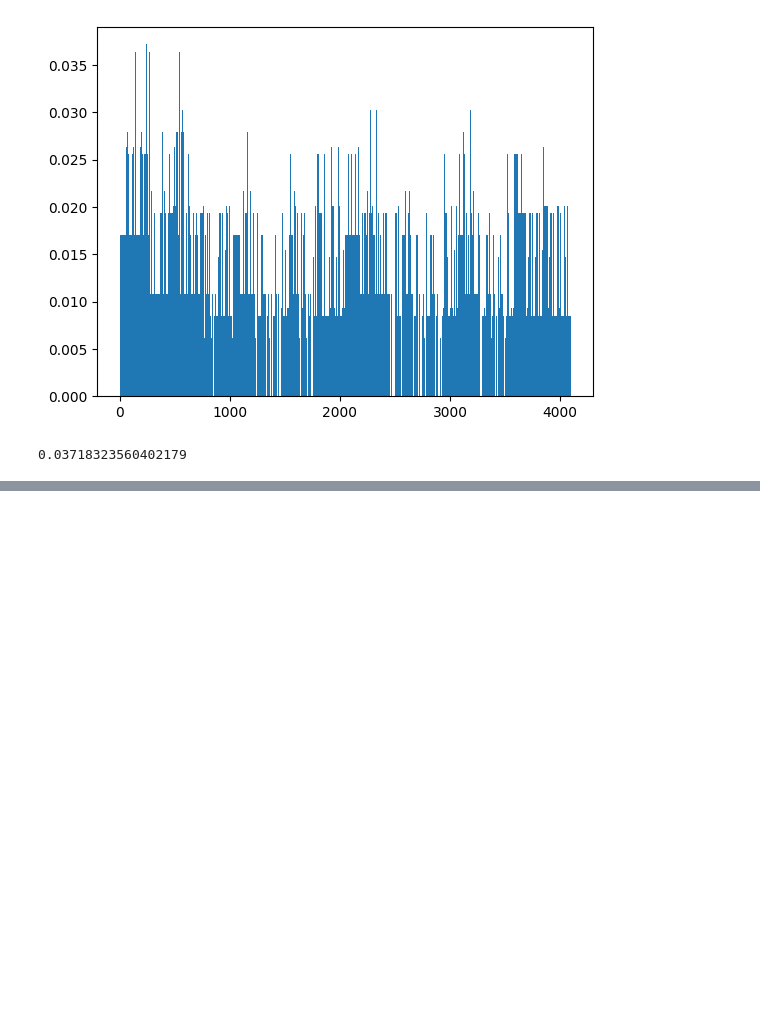
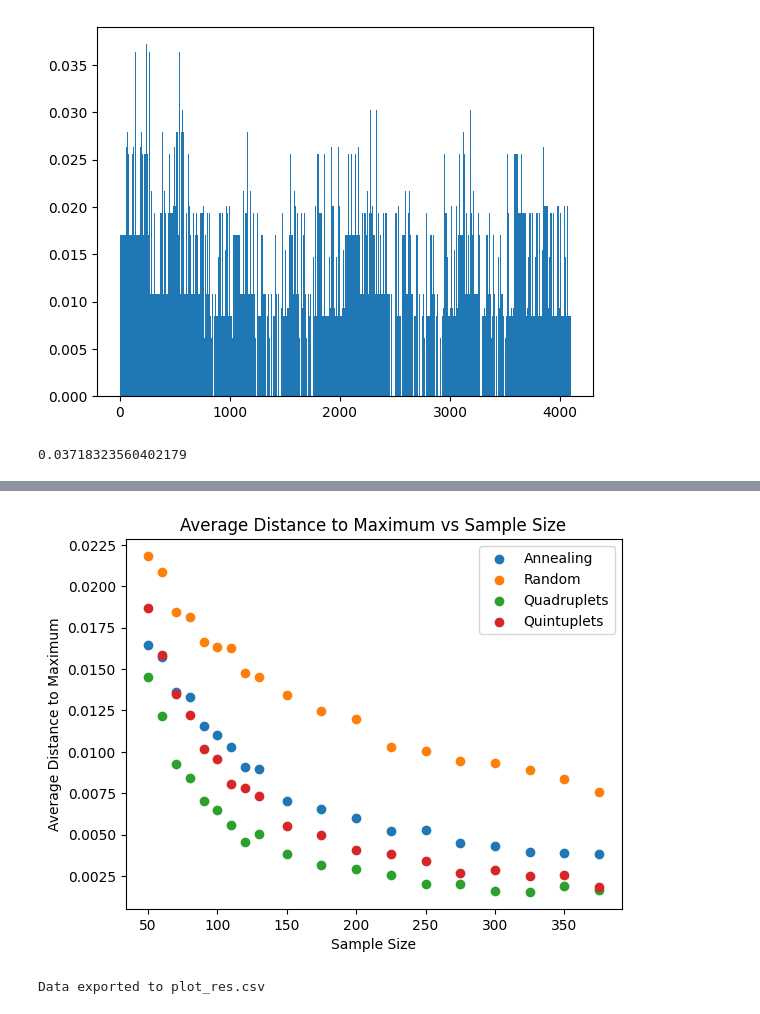
Before and after one commit to baptistechev/RL_CS, a Jupyter notebook: Test on MCCL/simulation_paper.ipynb, the cells around one changed output, grey strips where cells are left out. Cells and saved outputs as stored; diff of their text form; code cells hidden in the pictures; blank space fills up the shorter version.

```diff
--- a/Test on MCCL/simulation_paper.ipynb
+++ b/Test on MCCL/simulation_paper.ipynb
@@ -417,0 +590,45 @@ plt.show()
+# %%
+# Save plot_res to a file
+with open("diffiulct_case.json", "w") as file:
+    json.dump(plot_res, file)
+# %%
+# Load plot_res from the file
+with open("diffiulct_case.json", "r") as file:
+    plot_res = json.load(file)
+# %%
+rg = np.concatenate((np.arange(50,140,10),np.arange(150,400,25)))
+plt.scatter(rg,plot_res["annealing"],label="Annealing")
+plt.scatter(rg,plot_res["random"],label="Random")
+plt.scatter(rg,plot_res["quadruplets"],label="Quadruplets")
+plt.scatter(rg,plot_res["quintuplets"],label="Quintuplets")
+plt.xlabel("Sample Size")
+plt.ylabel("Average Distance to Maximum")
+plt.title("Average Distance to Maximum vs Sample Size")
+plt.legend()
+plt.show()
+# %% [output]
+[figure, added]
+# %%
+import csv
+
+# Define the CSV file name
+csv_file = "plot_res.csv"
+
+# Get the keys (methods) and values (results) from plot_res
+methods = list(plot_res.keys())
+data = list(zip(*[plot_res[method] for method in methods]))
+
+# Write the data to a CSV file
+with open(csv_file, mode="w", newline="") as file:
+    writer = csv.writer(file)
+
+    # Write the header
+    writer.writerow(["Sample Size"] + methods)
+
+    # Write the rows
+    for i, row in enumerate(data):
+        writer.writerow([rg[i]] + list(row))
+
+print(f"Data exported to {csv_file}")
+# %% [output]
+Data exported to plot_res.csv
```
Also changed, not shown: parts of 16 cells of this notebook, 4 other files.
